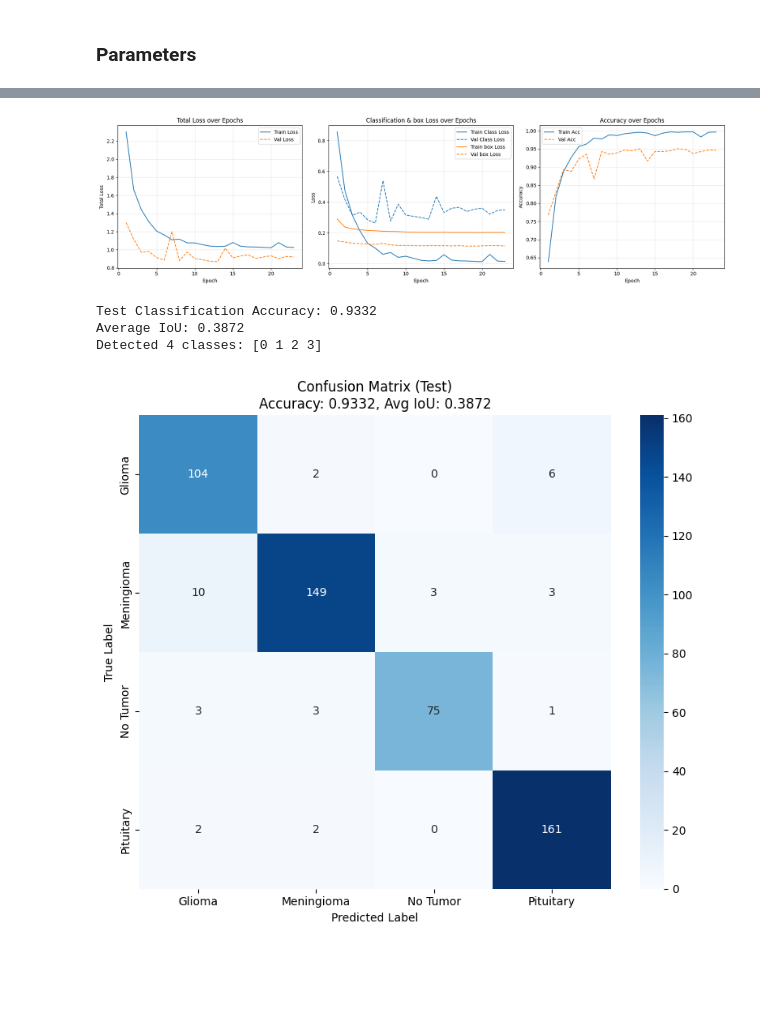
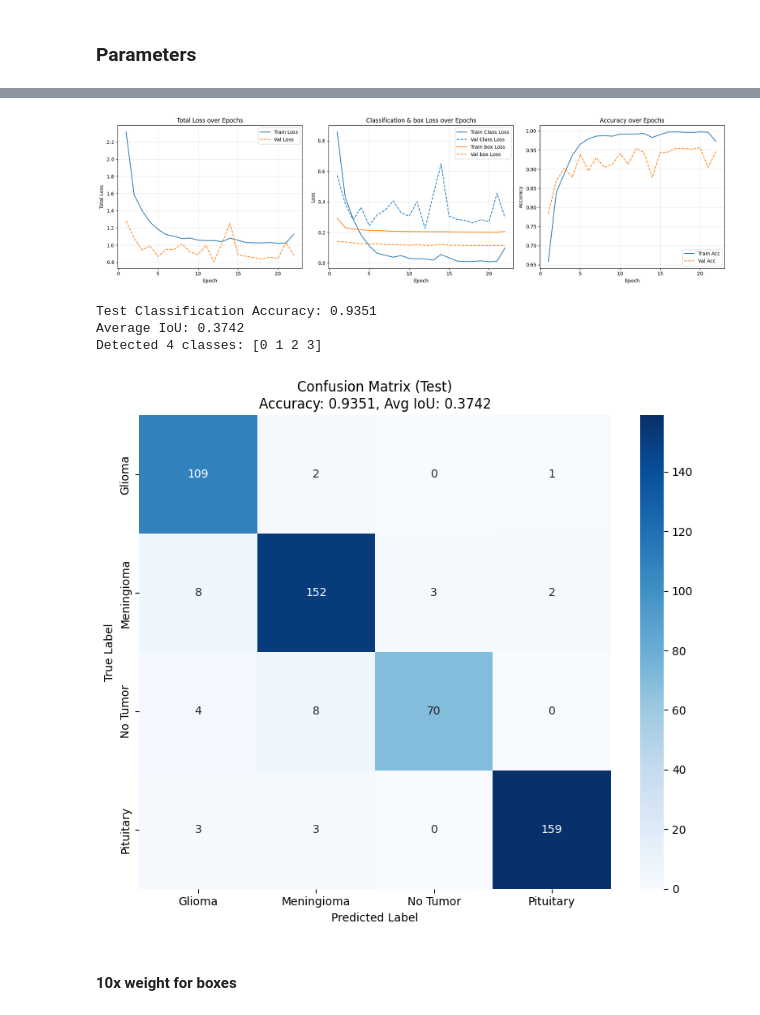
Before and after one commit to Tiromachelan/brain-tumor-detection, a Jupyter notebook: Project2.ipynb, the cells around one changed output, grey strips where cells are left out. Cells and saved outputs as stored; diff of their text form; code cells hidden in the pictures; blank space fills up the shorter version.

```diff
--- a/Project2.ipynb
+++ b/Project2.ipynb
@@ -651,8 +653,10 @@ Final model saved to 'models/<class '__main__.CNN'>.pth'
 # %%
-display_results("models/<class '__main__.CNN'>.pth")
+display_results("models/CNN1.pth")
 # %% [output]
-[figure, old version]
+[figure, new version]
-Test Classification Accuracy: 0.9332
-Average IoU: 0.3872
+Test Classification Accuracy: 0.9351
+Average IoU: 0.3742
 Detected 4 classes: [0 1 2 3]
-[figure, old version]
+[figure, new version]
+# %% [markdown]
+#### 10x weight for boxes
```
Also changed, not shown: parts of 5 cells of this notebook.
